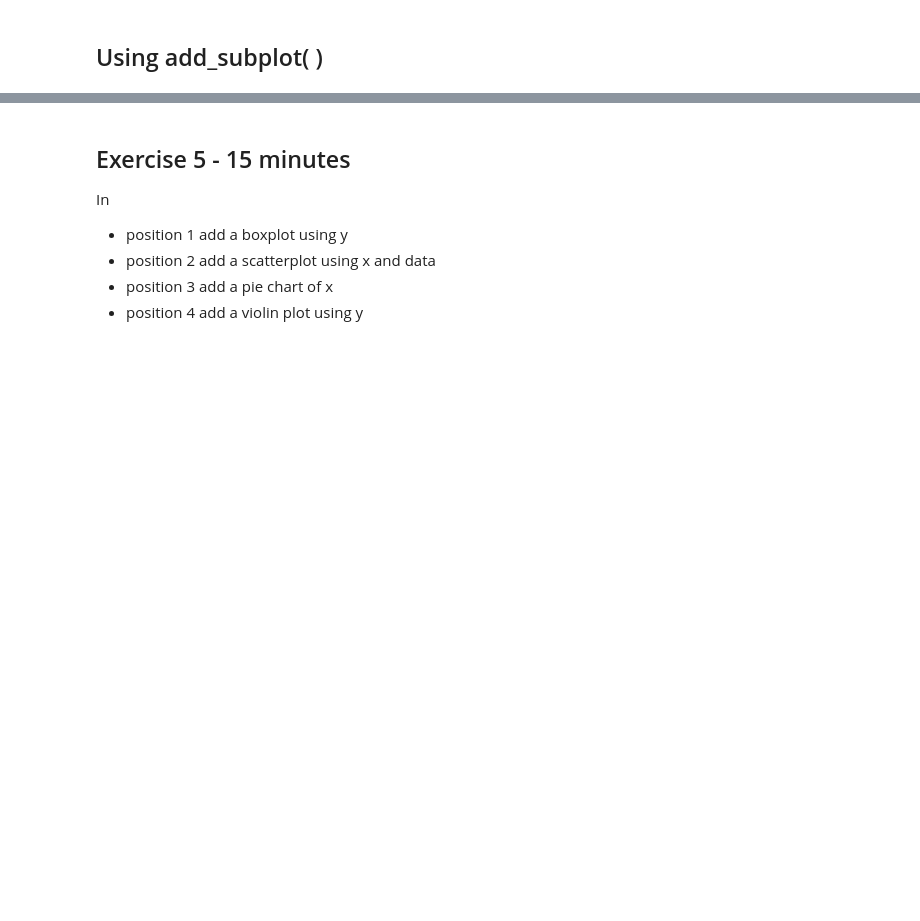
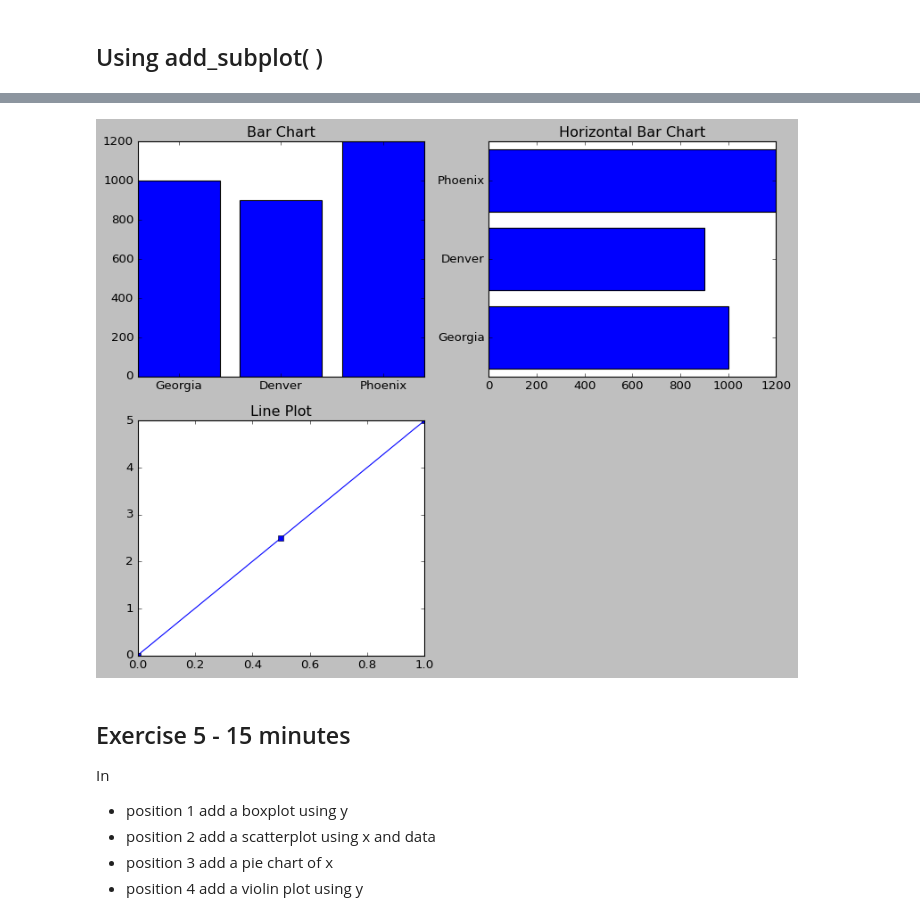
Before and after one commit to jcbowyer/python-visualization-course, a Jupyter notebook: Student 1 - Matplotlib 2022.ipynb, the cells around one changed output, grey strips where cells are left out. Cells and saved outputs as stored; diff of their text form; code cells hidden in the pictures; blank space fills up the shorter version.

```diff
--- a/Student 1 - Matplotlib 2022.ipynb
+++ b/Student 1 - Matplotlib 2022.ipynb
@@ -433,6 +587,43 @@ import matplotlib.pyplot as plt
 names = ['Georgia', 'Denver', 'Pheonix']
 values = [1000, 900, 1200]
 dts = ['1/1/2021', '1/2/2021','1/3/2021']
+# %%
+
+import matplotlib.pyplot as plt
+import numpy as np
+
+# Data
+names = ['Georgia', 'Denver', 'Phoenix']
+values = [1000, 900, 1200]
+dates = ['1/1/2021', '1/2/2021', '1/3/2021']
+
+# Create subplots
+fig, axs = plt.subplots(2, 2, figsize=(10, 8))
+
+# First subplot (bar chart)
+axs[0, 0].bar(names, values, color='blue')
+axs[0, 0].set_title("Bar Chart")
+
+# Second subplot (horizontal bar chart)
+axs[0, 1].barh(range(len(names)), values, color='blue')
+axs[0, 1].set_yticks(range(len(names)))
+axs[0, 1].set_yticklabels(names)
+axs[0, 1].set_title("Horizontal Bar Chart")
+
+# Third subplot (line plot)
+x = np.linspace(0, 1, len(values))
+y = np.linspace(0, 5, len(values))
+axs[1, 0].plot(x, y, color='blue', marker='s')
+axs[1, 0].set_title("Line Plot")
+
+# Fourth subplot (empty plot for spacing)
+axs[1, 1].axis('off')
+
+# Display the plot
+plt.tight_layout()
+plt.show()
+# %% [output]
+[figure, added]
 # %% [markdown]
 ## Exercise 5 - 15 minutes
 
```
Also changed, not shown: parts of 33 cells of this notebook, 4 other files.
